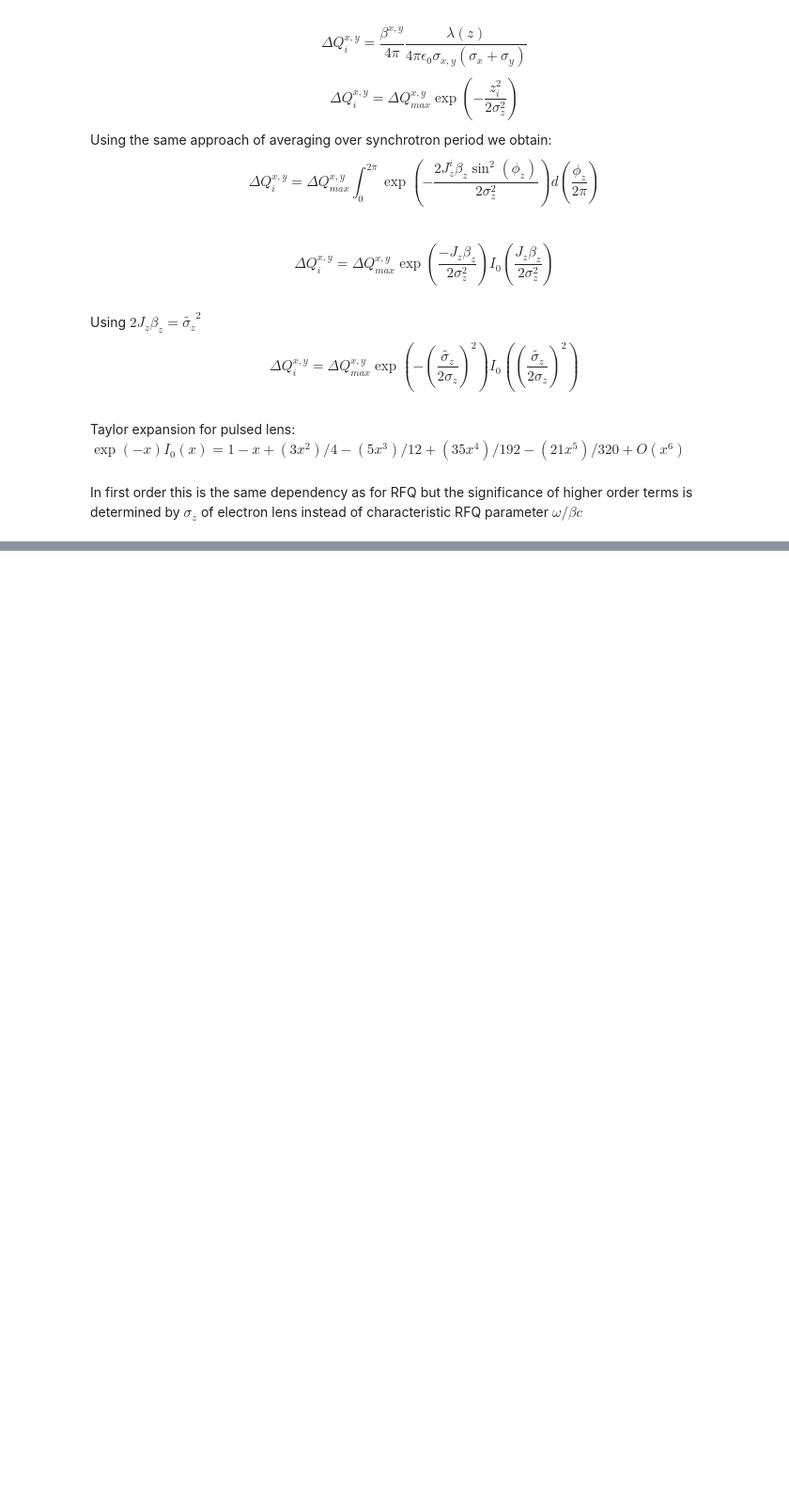
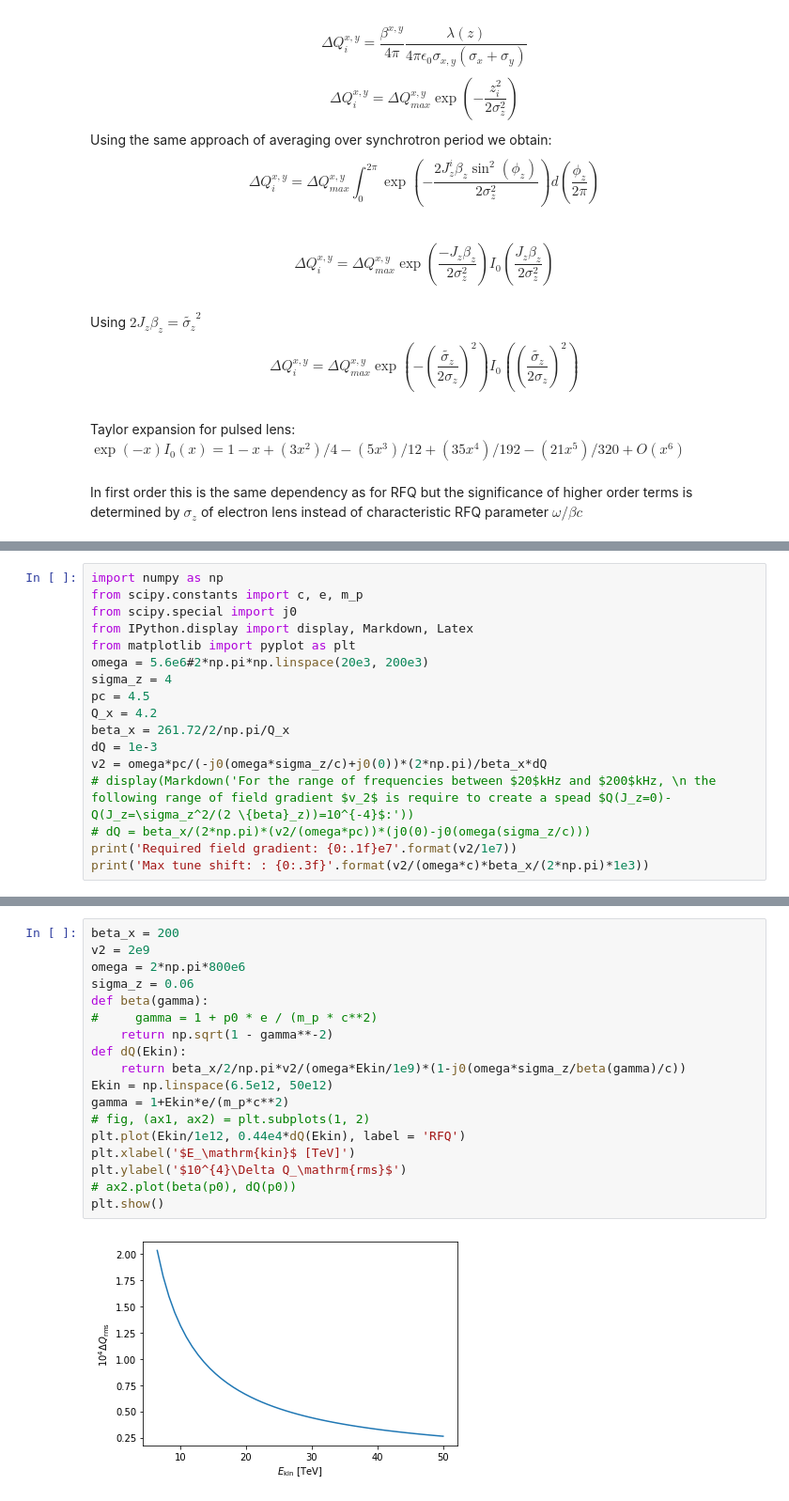
Before and after one commit to gubaidulinvadim/Dispersion-relations, a Jupyter notebook: Longitudinal Stability Diagrams.ipynb, the cells around one changed output, grey strips where cells are left out. Shown: that part at 94% size. Drawn from its saved outputs; the diff is of its cells as text; blank space fills up the shorter version.

```diff
--- a/Longitudinal Stability Diagrams.ipynb
+++ b/Longitudinal Stability Diagrams.ipynb
@@ -73,0 +92,17 @@ In first order this is the same dependency as for RFQ but the significance of hi
+# %%
+import numpy as np
+from scipy.constants import c, e, m_p
+from scipy.special import j0
+from IPython.display import display, Markdown, Latex
+from matplotlib import pyplot as plt
+omega = 5.6e6#2*np.pi*np.linspace(20e3, 200e3)
+sigma_z = 4
+pc = 4.5
+Q_x = 4.2
+beta_x = 261.72/2/np.pi/Q_x
+dQ = 1e-3
+v2 = omega*pc/(-j0(omega*sigma_z/c)+j0(0))*(2*np.pi)/beta_x*dQ
+# display(Markdown('For the range of frequencies between $20$kHz and $200$kHz, \n the following range of field gradient $v_2$ is require to create a spead $Q(J_z=0)-Q(J_z=\sigma_z^2/(2 \{beta}_z))=10^{-4}$:'))
+# dQ = beta_x/(2*np.pi)*(v2/(omega*pc))*(j0(0)-j0(omega(sigma_z/c)))
+print('Required field gradient: {0:.1f}e7'.format(v2/1e7))
+print('Max tune shift: : {0:.3f}'.format(v2/(omega*c)*beta_x/(2*np.pi)*1e3))
@@ -73,0 +117,20 @@ In first order this is the same dependency as for RFQ but the significance of hi
+# %%
+beta_x = 200
+v2 = 2e9
+omega = 2*np.pi*800e6
+sigma_z = 0.06
+def beta(gamma):
+#     gamma = 1 + p0 * e / (m_p * c**2)
+    return np.sqrt(1 - gamma**-2)
+def dQ(Ekin):
+    return beta_x/2/np.pi*v2/(omega*Ekin/1e9)*(1-j0(omega*sigma_z/beta(gamma)/c))
+Ekin = np.linspace(6.5e12, 50e12)
+gamma = 1+Ekin*e/(m_p*c**2)
+# fig, (ax1, ax2) = plt.subplots(1, 2)
+plt.plot(Ekin/1e12, 0.44e4*dQ(Ekin), label = 'RFQ')
+plt.xlabel('$E_\mathrm{kin}$ [TeV]')
+plt.ylabel('$10^{4}\Delta Q_\mathrm{rms}$')
+# ax2.plot(beta(p0), dQ(p0))
+plt.show()
+# %% [output]
+[figure, added]
```
Also changed, not shown: parts of 13 cells of this notebook, 5 other files.
